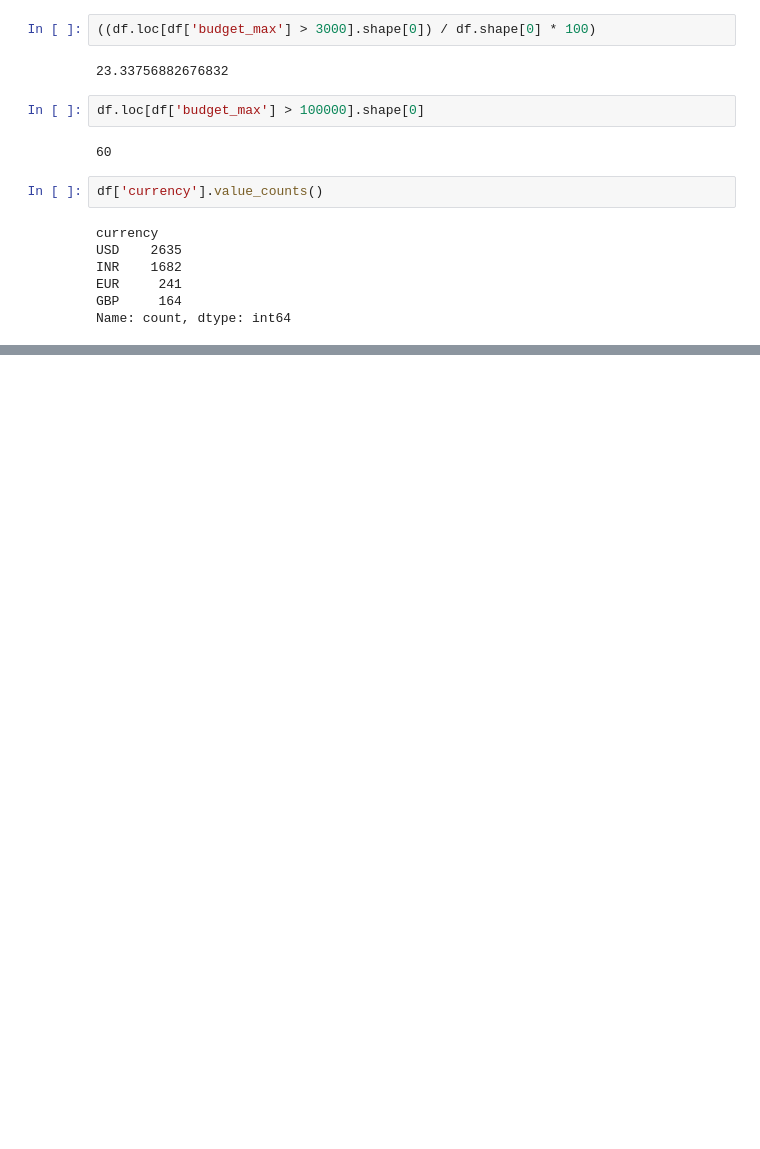
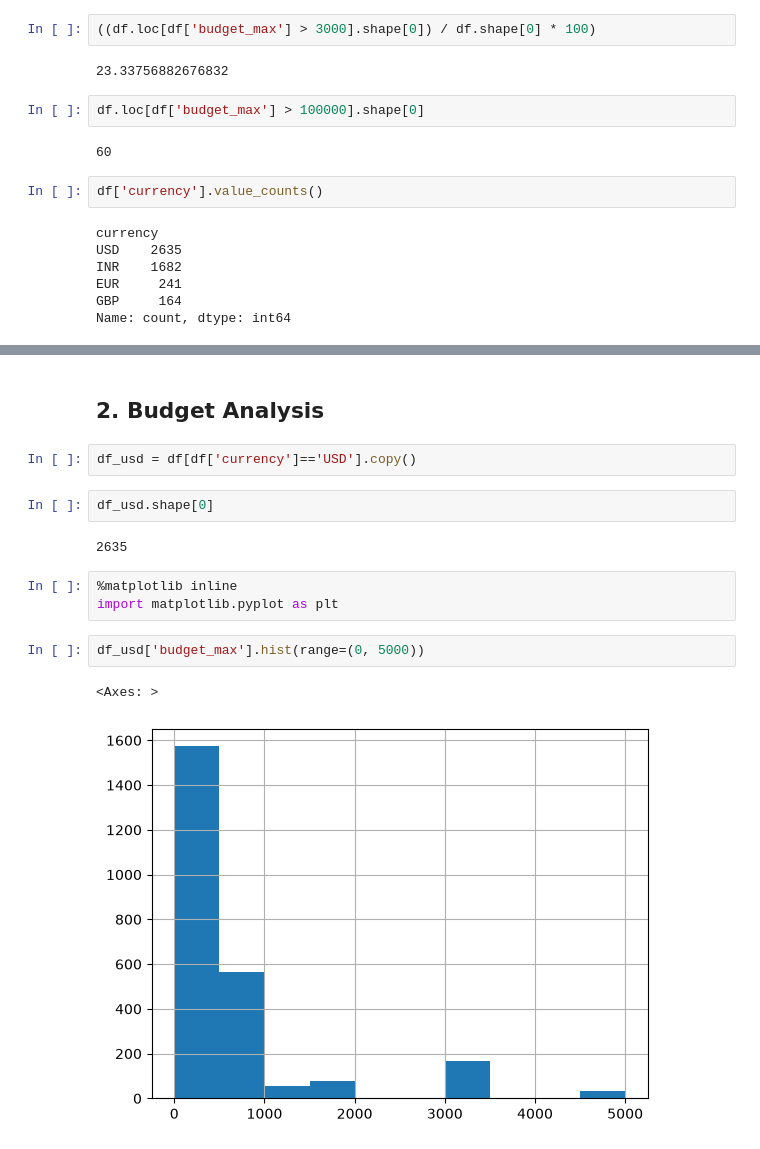
Before and after one commit to chrisvzqz/freelance-pricing-estimator, a Jupyter notebook: notebooks/04_eda.ipynb, the cells around one changed output, grey strips where cells are left out. Saved outputs shown, nothing was run; the diff lists cells and outputs as text; blank space fills up the shorter version.

Commit message:
feat: EDA - finished budget analysis

```diff
--- a/notebooks/04_eda.ipynb
+++ b/notebooks/04_eda.ipynb
@@ -90,3 +90,19 @@ Name: count, dtype: int64
 df.loc[df['budget_min'] > df['budget_max']]
 # %% [output]
 |  | id | title | description | budget_min | budget_max | budget_type | skills | category | subcategory | ... |
+# %% [markdown]
+## 2. Budget Analysis
+# %%
+df_usd = df[df['currency']=='USD'].copy()
+# %%
+df_usd.shape[0]
+# %% [output]
+2635
+# %%
+%matplotlib inline
+import matplotlib.pyplot as plt
+# %%
+df_usd['budget_max'].hist(range=(0, 5000))
+# %% [output]
+<Axes: >
+[figure, added]
```
Also changed, not shown: parts of 15 cells of this notebook.
